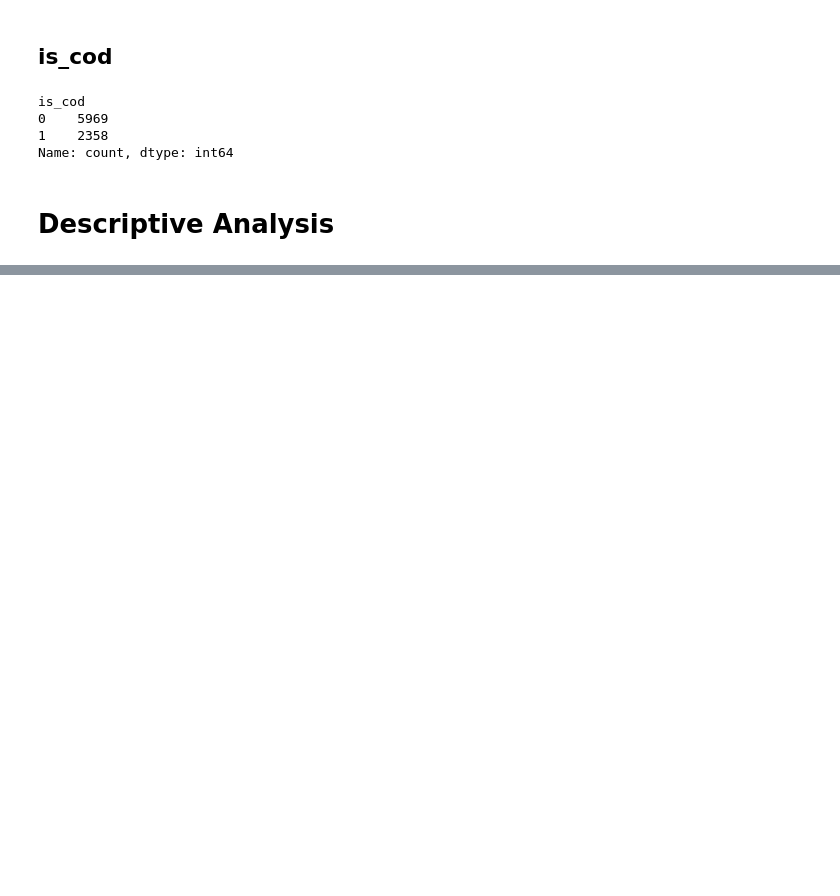
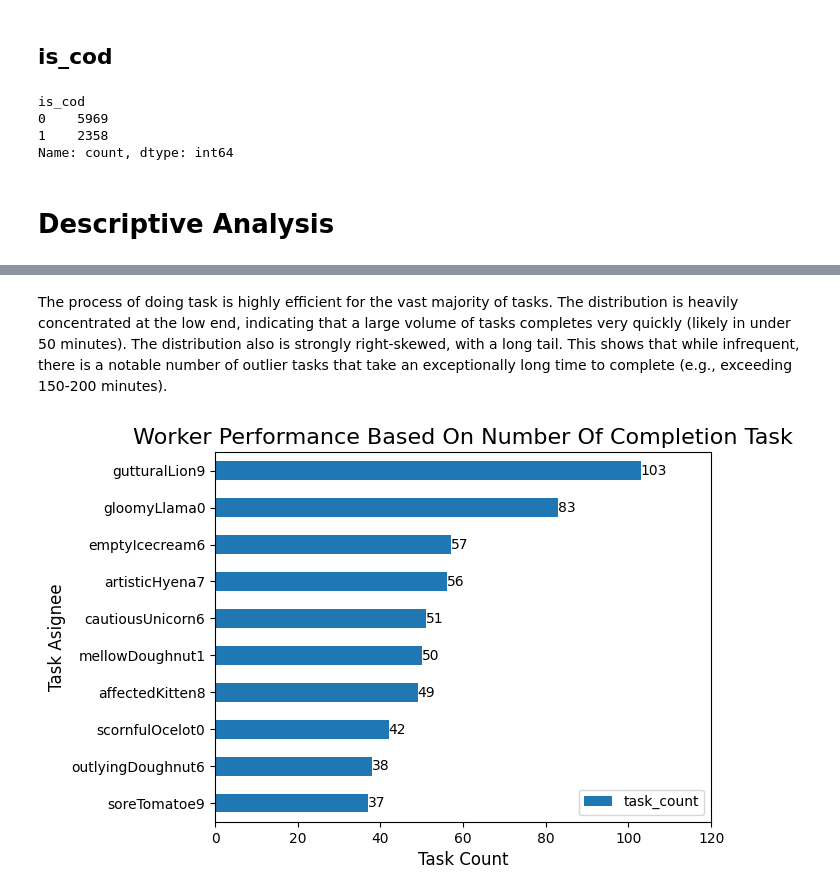
Before and after one commit to kurniadit/logistic_operational_analysis, a Jupyter notebook: analytics.ipynb, the cells around one changed output, grey strips where cells are left out. Saved outputs shown, nothing was run; the diff lists cells and outputs as text; code cells hidden in the pictures; blank space fills up the shorter version.

```diff
--- a/analytics.ipynb
+++ b/analytics.ipynb
@@ -385,0 +456,17 @@ plt.show()
+# %% [markdown]
+The process of doing task is highly efficient for the vast majority of tasks. The distribution is heavily concentrated at the low end, indicating that a large volume of tasks completes very quickly (likely in under 50 minutes). The distribution also is strongly right-skewed, with a long tail. This shows that while infrequent, there is a notable number of outlier tasks that take an exceptionally long time to complete (e.g., exceeding 150-200 minutes).
+# %%
+ax = df[df['taskStatus']=='done'].\
+    groupby('taskAssignedTo').\
+    agg(task_count=('taskId','count')).\
+    sort_values('task_count', ascending=False).\
+    head(10).iloc[::-1].\
+    plot(kind='barh')
+ax.set_xlim(0,120)
+plt.bar_label(ax.containers[0])
+plt.title('Worker Performance Based On Number Of Completion Task', fontsize=16)
+plt.xlabel('Task Count', fontsize=12)
+plt.ylabel('Task Asignee', fontsize=12)
+plt.show()
+# %% [output]
+[figure, added]
```
Also changed, not shown: parts of 53 cells of this notebook.
